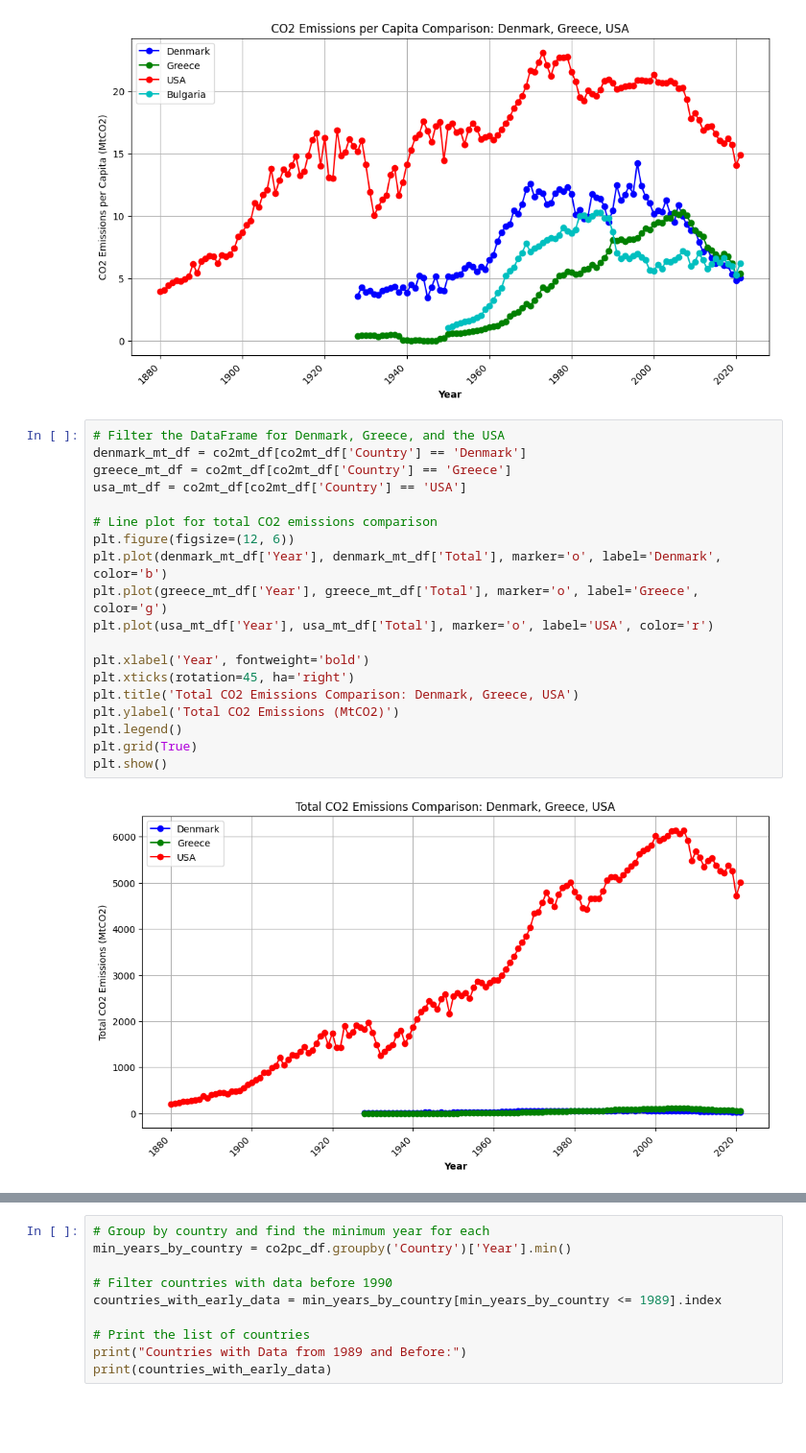
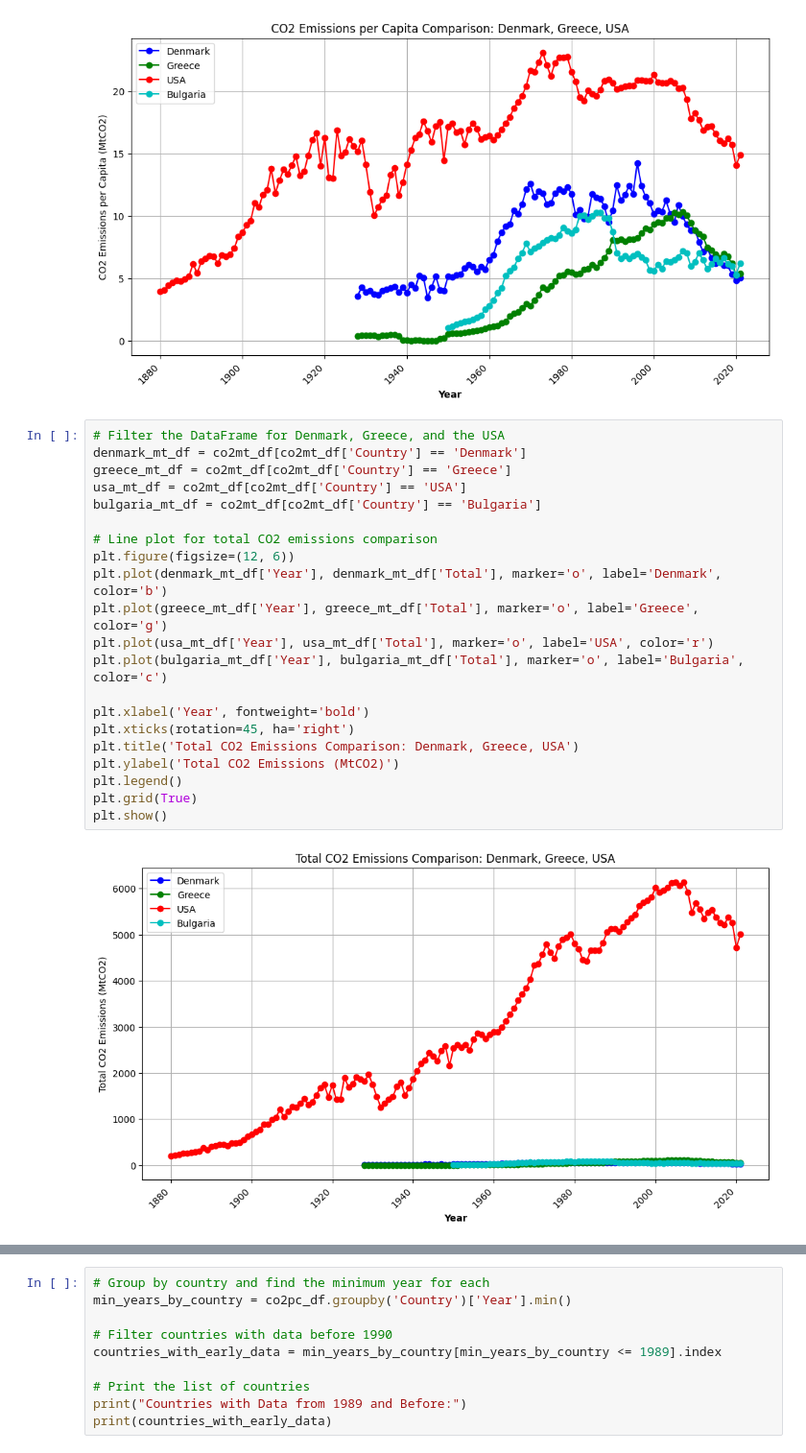
Before and after one commit to LUJHNA/ExamBI, a Jupyter notebook: Exam Project.ipynb, the cells around one changed output, grey strips where cells are left out. Shown at 96% size. Drawn from its saved outputs; the diff is of its cells as text; blank space fills up the shorter version.

```diff
--- a/Exam Project.ipynb
+++ b/Exam Project.ipynb
@@ -423,22 +423,24 @@ plt.show()
 # %%
 # Filter the DataFrame for Denmark, Greece, and the USA
 denmark_mt_df = co2mt_df[co2mt_df['Country'] == 'Denmark']
 greece_mt_df = co2mt_df[co2mt_df['Country'] == 'Greece']
 usa_mt_df = co2mt_df[co2mt_df['Country'] == 'USA']
+bulgaria_mt_df = co2mt_df[co2mt_df['Country'] == 'Bulgaria']
 
 # Line plot for total CO2 emissions comparison
 plt.figure(figsize=(12, 6))
 plt.plot(denmark_mt_df['Year'], denmark_mt_df['Total'], marker='o', label='Denmark', color='b')
 plt.plot(greece_mt_df['Year'], greece_mt_df['Total'], marker='o', label='Greece', color='g')
 plt.plot(usa_mt_df['Year'], usa_mt_df['Total'], marker='o', label='USA', color='r')
+plt.plot(bulgaria_mt_df['Year'], bulgaria_mt_df['Total'], marker='o', label='Bulgaria', color='c')
 
 plt.xlabel('Year', fontweight='bold')
 plt.xticks(rotation=45, ha='right')
 plt.title('Total CO2 Emissions Comparison: Denmark, Greece, USA')
 plt.ylabel('Total CO2 Emissions (MtCO2)')
 plt.legend()
 plt.grid(True)
 plt.show()
 # %% [output]
-[figure, old version]
+[figure, new version]
 # %%
```
Also changed, not shown: parts of 4 cells of this notebook, 28 other files.
